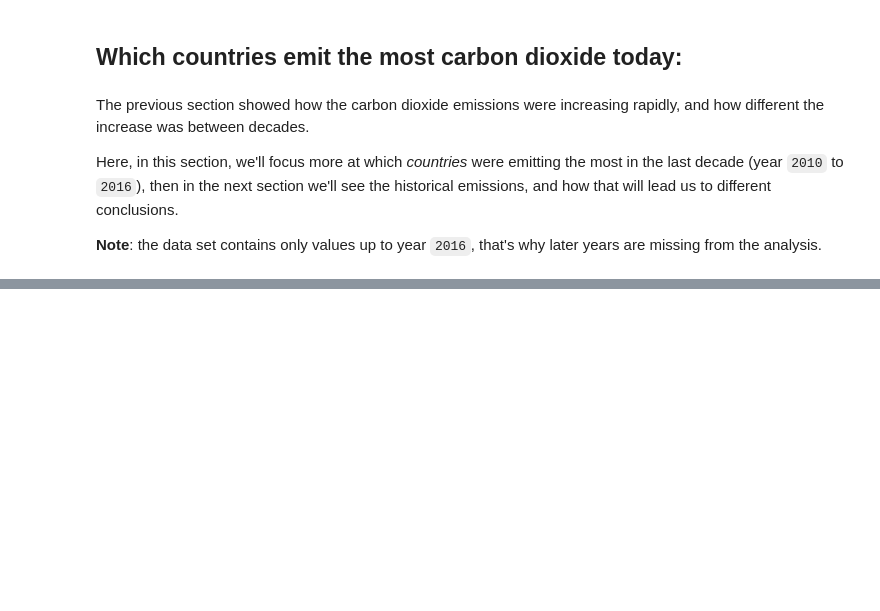
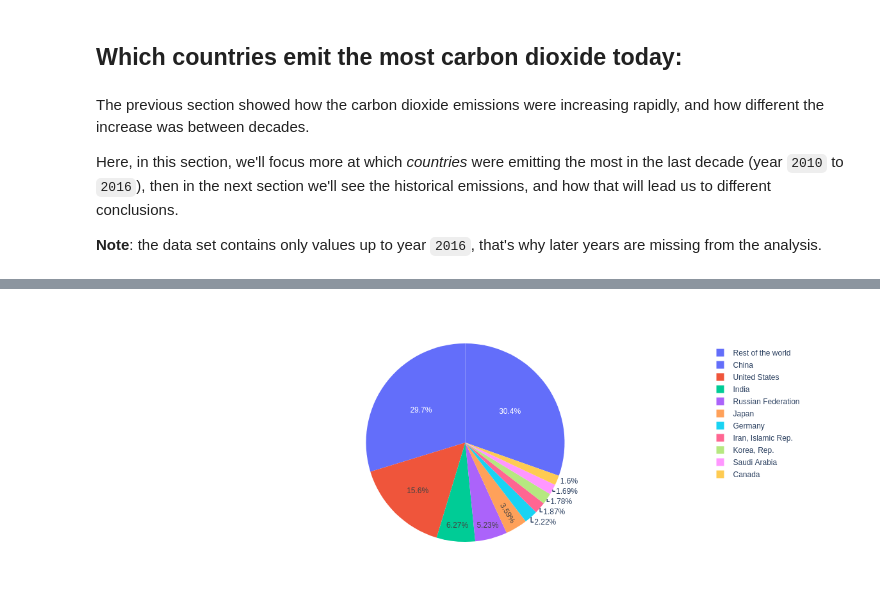
Before and after one commit to Reslan-Tinawi/Who-is-responsible-for-climate-change, a Jupyter notebook: who-is-responsible-for-climate-change.ipynb, the cells around one changed output, grey strips where cells are left out. Cells and saved outputs as stored; diff of their text form; code cells hidden in the pictures; blank space fills up the shorter version.

```diff
--- a/who-is-responsible-for-climate-change.ipynb
+++ b/who-is-responsible-for-climate-change.ipynb
@@ -323,3 +456,9 @@ threshold = temp_df.iloc[10, 1]
 temp_df.loc[lambda x: x["co2 emissions"] <= threshold, "Country"] = "Rest of the world"
 # %%
-px.pie(data_frame=temp_df, names="Country", values="co2 emissions", color='Country')
+fig = px.pie(
+    data_frame=temp_df, names="Country", values="co2 emissions", color="Country"
+)
+
+fig.show()
+# %% [output]
+[figure, added]
```
Also changed, not shown: parts of 33 cells of this notebook, 4 other files.
